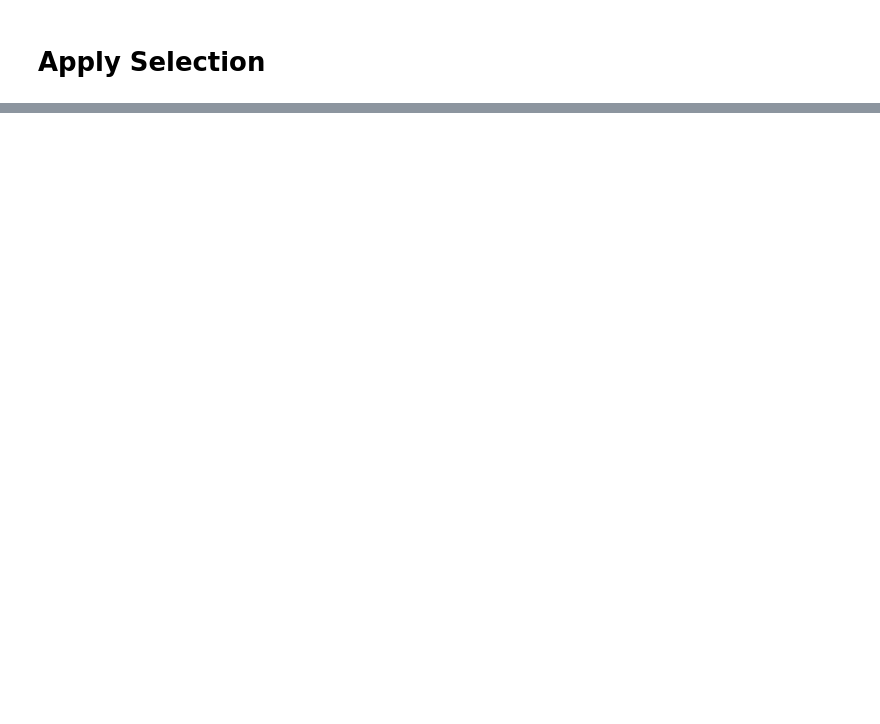
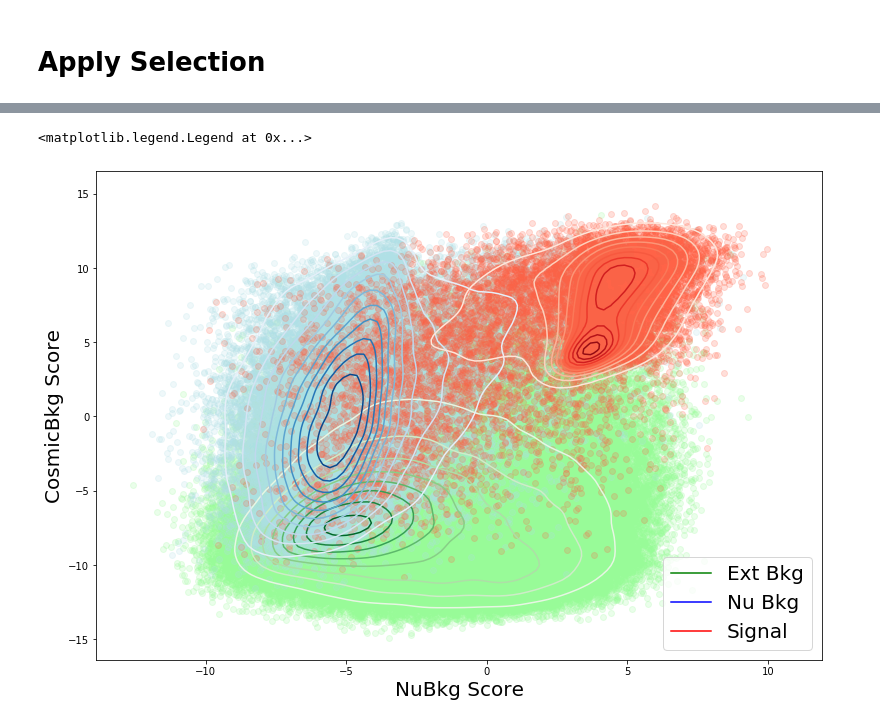
Before and after one commit to LArbys/1L1PSelection, a Jupyter notebook: DL_1mu1p_selection-prime.ipynb, the cells around one changed output, grey strips where cells are left out. Cells and saved outputs as stored; diff of their text form; code cells hidden in the pictures; blank space fills up the shorter version.

```diff
--- a/DL_1mu1p_selection-prime.ipynb
+++ b/DL_1mu1p_selection-prime.ipynb
@@ -930,0 +339,29 @@ Text(0.7,0.55,'Precuts and NuBkgScore > 2\nand CosBkgScore > 0\n')
+# %%
+nubkg_signal = df_CCQE_numu_presel.query(cosquery)['NuBkgScore'].values
+nubkg_nubkg = df_MEC_numu_presel.query(cosquery)['NuBkgScore'].values.tolist() + df_piplusminus_numu_presel.query(cosquery)['NuBkgScore'].values.tolist() + df_pizero_numu_presel.query(cosquery)['NuBkgScore'].values.tolist() +  df_other_numu_presel.query(cosquery)['NuBkgScore'].values.tolist()
+nubkg_cosbkg = df_ext_presel.query(nuquery)['NuBkgScore'].values.tolist() + df_offvtx_numu_presel.query(nuquery)['NuBkgScore'].values.tolist()
+
+cosbkg_signal = df_CCQE_numu_presel.query(cosquery)['CosBkgScore'].values
+cosbkg_nubkg = df_MEC_numu_presel.query(cosquery)['CosBkgScore'].values.tolist() + df_piplusminus_numu_presel.query(cosquery)['CosBkgScore'].values.tolist() + df_pizero_numu_presel.query(cosquery)['CosBkgScore'].values.tolist() +  df_other_numu_presel.query(cosquery)['CosBkgScore'].values.tolist()
+cosbkg_cosbkg = df_ext_presel.query(nuquery)['CosBkgScore'].values.tolist() + df_offvtx_numu_presel.query(nuquery)['CosBkgScore'].values.tolist()
+
+
+fig,ax = plt.subplots(figsize=(13,9))
+fig.patch.set_alpha(1)
+
+ax.set_xlabel('NuBkg Score',fontsize=20)
+ax.set_ylabel('CosmicBkg Score',fontsize=20)
+
+
+plt.scatter(nubkg_cosbkg,cosbkg_cosbkg,color='palegreen',alpha=.2)
+plt.scatter(nubkg_nubkg,cosbkg_nubkg,color='powderblue',alpha=.2)
+plt.scatter(nubkg_signal,cosbkg_signal,color='tomato',alpha=.2)
+sns.kdeplot(nubkg_cosbkg,cosbkg_cosbkg,label='Ext Bkg',color='green',cmap='Greens')#,cmap="Greens", shade=True, bw=.15)
+sns.kdeplot(nubkg_nubkg,cosbkg_nubkg,label='Nu Bkg',color='blue',cmap='Blues')#,cmap="Greens", shade=True, bw=.15)
+sns.kdeplot(nubkg_signal,cosbkg_signal,color='red',cmap='Reds',label='Signal')#,cmap="Reds", shade=True, bw=.15)
+
+
+plt.legend(fontsize=20,loc='lower right')
+# %% [output]
+<matplotlib.legend.Legend at 0x...>
+[figure, added]
```
Also changed, not shown: parts of 55 cells of this notebook, 2 other files.
